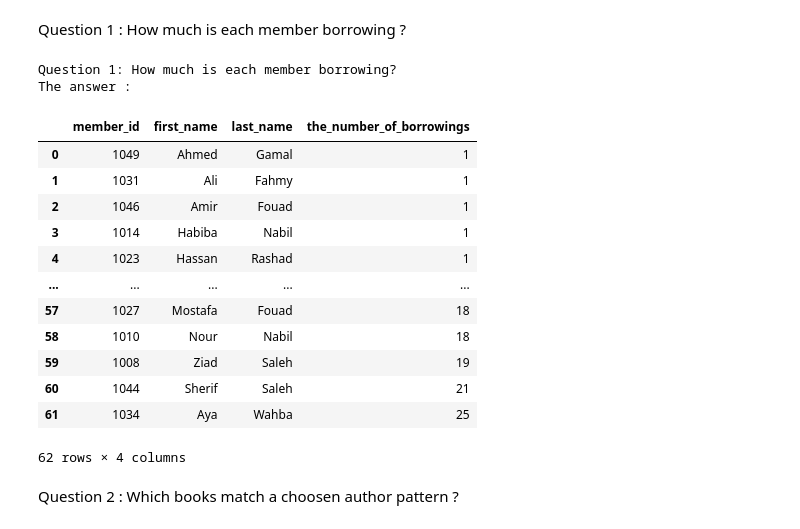
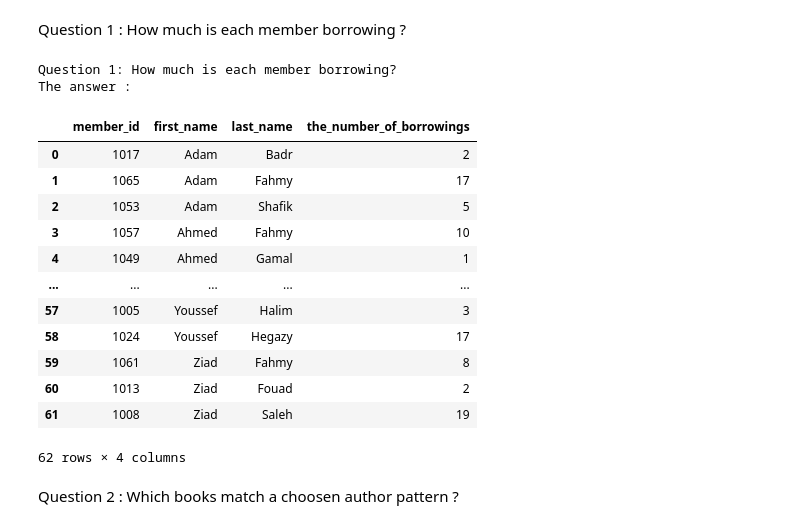
Before and after one commit to rghdzarad/31109170100123_Library, a Jupyter notebook: 31109170100123_Library_project_notebook.ipynb, the cells around one changed output. Cells and saved outputs as stored; diff of their text form; code cells hidden in the pictures.

```diff
--- a/31109170100123_Library_project_notebook.ipynb
+++ b/31109170100123_Library_project_notebook.ipynb
@@ -320,35 +322,34 @@ Question 1 : How much is each member borrowing ?
 # %%
 # Question 1: How much is each member borrowing?
 print("Question 1: How much is each member borrowing?")
 time.sleep(0.5)
 print("The answer : ")
 print()
 Q1 = """SELECT members.member_id,
                   members.first_name,
                   members.last_name,
                   COUNT(checkouts.checkout_id) AS the_number_of_borrowings
 FROM checkouts
 JOIN members ON checkouts.member_id = members.member_id
 GROUP BY members.first_name, members.last_name
-ORDER BY the_number_of_borrowings ASC
 """
 
 run(Q1)
 # %% [output]
 Question 1: How much is each member borrowing?
 The answer :
 |  | member_id | first_name | last_name | the_number_of_borrowings |
-| 0 | 1049 | Ahmed | Gamal | 1 |
-| 1 | 1031 | Ali | Fahmy | 1 |
-| 2 | 1046 | Amir | Fouad | 1 |
-| 3 | 1014 | Habiba | Nabil | 1 |
-| 4 | 1023 | Hassan | Rashad | 1 |
+| 0 | 1017 | Adam | Badr | 2 |
+| 1 | 1065 | Adam | Fahmy | 17 |
+| 2 | 1053 | Adam | Shafik | 5 |
+| 3 | 1057 | Ahmed | Fahmy | 10 |
+| 4 | 1049 | Ahmed | Gamal | 1 |
 | ... | ... | ... | ... | ... |
-| 57 | 1027 | Mostafa | Fouad | 18 |
-| 58 | 1010 | Nour | Nabil | 18 |
-| 59 | 1008 | Ziad | Saleh | 19 |
-| 60 | 1044 | Sherif | Saleh | 21 |
-| 61 | 1034 | Aya | Wahba | 25 |
+| 57 | 1005 | Youssef | Halim | 3 |
+| 58 | 1024 | Youssef | Hegazy | 17 |
+| 59 | 1061 | Ziad | Fahmy | 8 |
+| 60 | 1013 | Ziad | Fouad | 2 |
+| 61 | 1008 | Ziad | Saleh | 19 |
 62 rows × 4 columns
 # %% [markdown]
 Question 2 : Which books match a choosen author pattern ?
```
Also changed, not shown: parts of 24 cells of this notebook.
